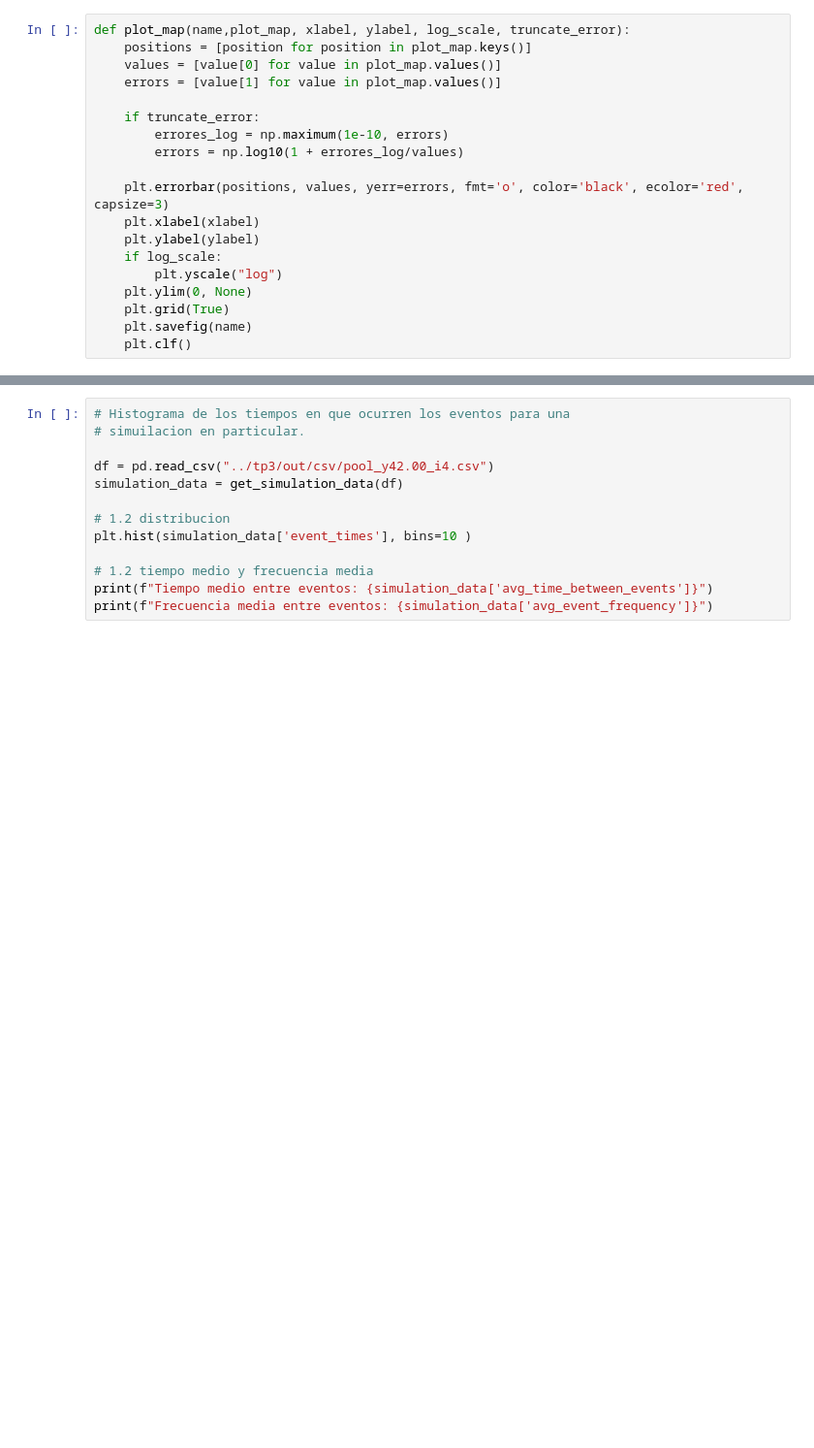
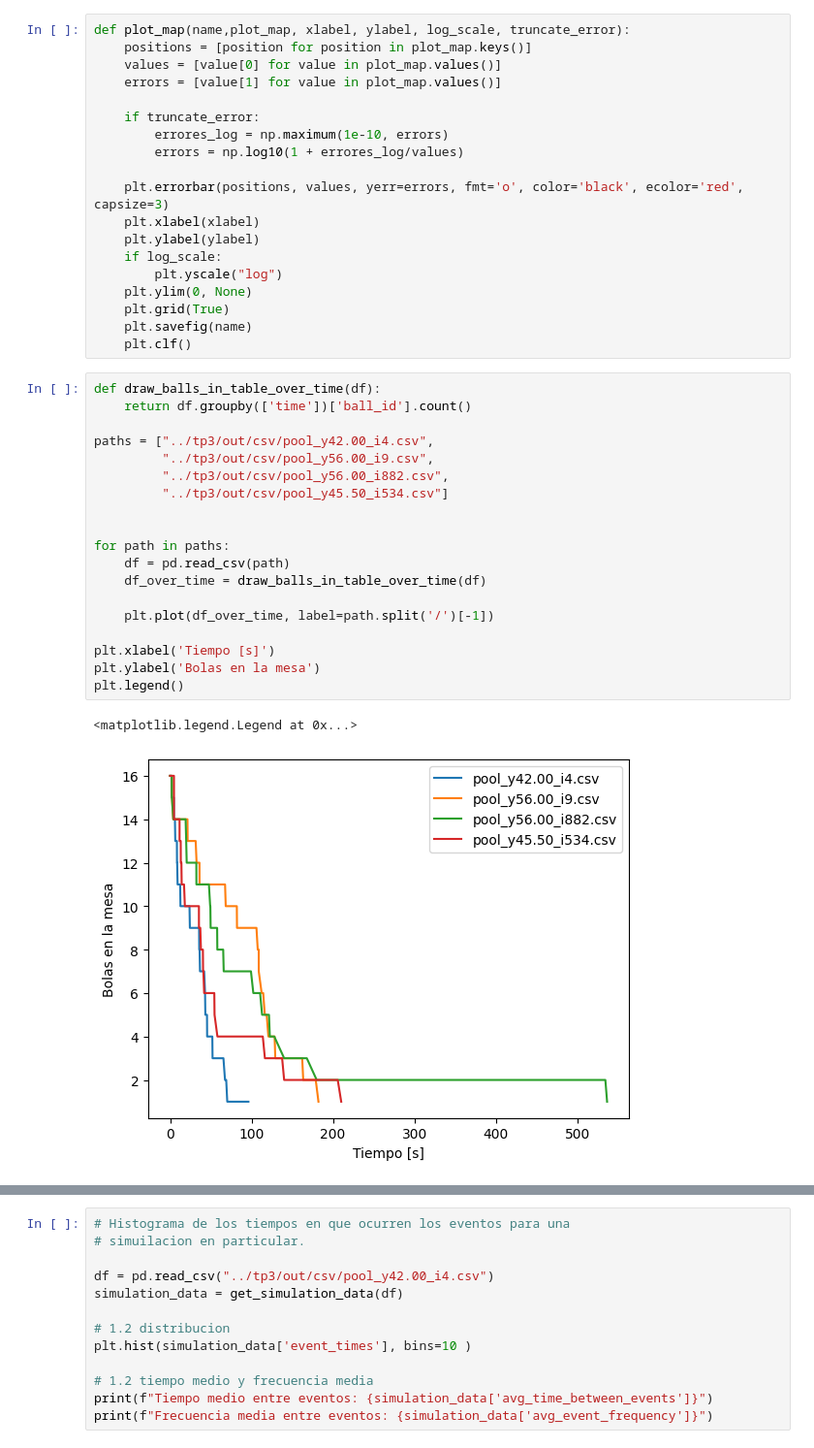
Before and after one commit to shadad00/Simulacion-de-sistemas, a Jupyter notebook: notebooks/TP3.ipynb, the cells around one changed output, grey strips where cells are left out. Shown at 97% size. Cells and saved outputs as stored; diff of their text form; blank space fills up the shorter version.

Commit message:
feat: Balls over time and accumulated events charts

```diff
--- a/notebooks/TP3.ipynb
+++ b/notebooks/TP3.ipynb
@@ -45,3 +45,25 @@ def plot_map(name,plot_map, xlabel, ylabel, log_scale, truncate_error):
     plt.grid(True)
     plt.savefig(name)
     plt.clf()
+# %%
+def draw_balls_in_table_over_time(df):
+    return df.groupby(['time'])['ball_id'].count()
+
+paths = ["../tp3/out/csv/pool_y42.00_i4.csv",
+         "../tp3/out/csv/pool_y56.00_i9.csv",
+         "../tp3/out/csv/pool_y56.00_i882.csv",
+         "../tp3/out/csv/pool_y45.50_i534.csv"]
+
+
+for path in paths:
+    df = pd.read_csv(path)
+    df_over_time = draw_balls_in_table_over_time(df)
+
+    plt.plot(df_over_time, label=path.split('/')[-1])
+
+plt.xlabel('Tiempo [s]')
+plt.ylabel('Bolas en la mesa')
+plt.legend()
+# %% [output]
+<matplotlib.legend.Legend at 0x...>
+[figure, added]
```
Also changed, not shown: parts of 1 cell of this notebook, 1 other file.
